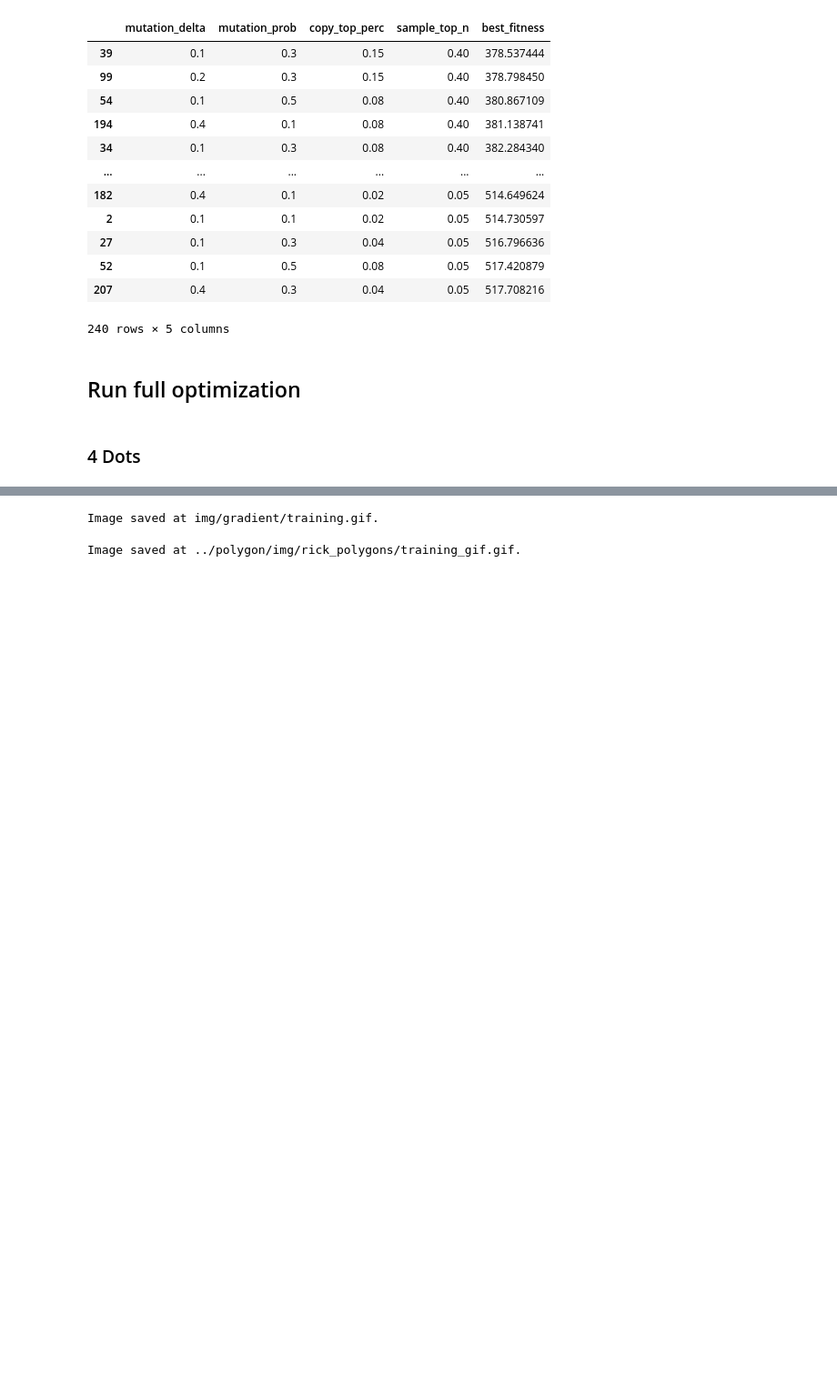
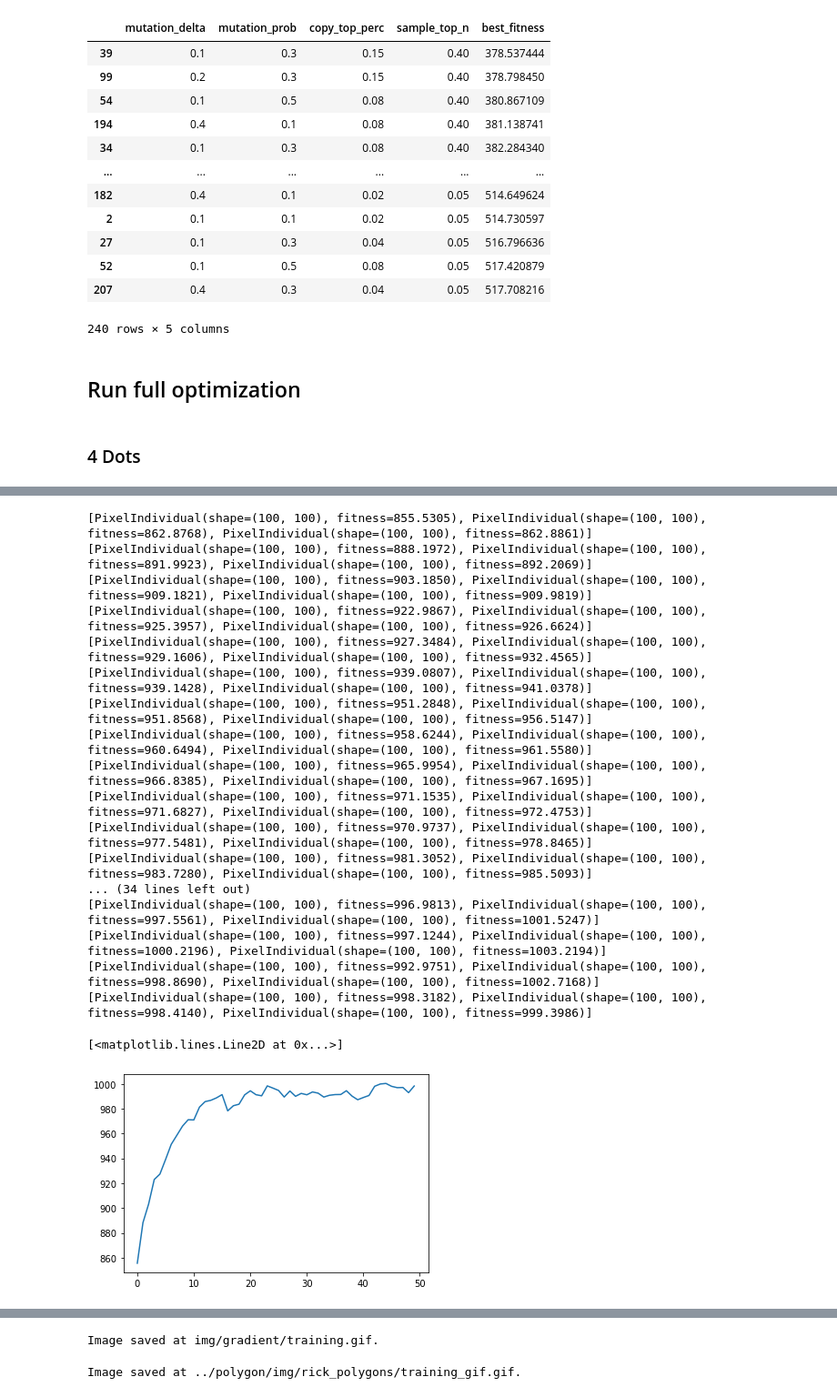
Before and after one commit to Baukebrenninkmeijer/genetic-algorithms, a Jupyter notebook: pixels/pixelwise.ipynb, the cells around one changed output, grey strips where cells are left out. Shown at 91% size. Cells and saved outputs as stored; diff of their text form; code cells hidden in the pictures; blank space fills up the shorter version.

```diff
--- a/pixels/pixelwise.ipynb
+++ b/pixels/pixelwise.ipynb
@@ -145,0 +221,33 @@ plt.plot([0.1 * ((total_epochs - i) / total_epochs) for i in range(total_epochs)
+# %%
+from copy import deepcopy
+t = np.ones(shape=(100, 100)) * 0.5
+pop = Population(target=t, popsize=30, mutation_delta=0.1, mutation_prob=1, copy_top_perc=0, sample_top_n=0.5, stop_threshold=0.01)
+# pop.pop = [deepcopy(pop.pop[0]) for i in range(30)]
+min_loss = []
+for i in range(50):
+    pop.mutate_pop()
+    pop.calculate_fitness()
+    pop.sort_population()
+    print(pop.pop[:3])
+    min_loss.append(pop.get_best().fitness)
+plt.plot(min_loss)
+# %% [output]
+[PixelIndividual(shape=(100, 100), fitness=855.5305), PixelIndividual(shape=(100, 100), fitness=862.8768), PixelIndividual(shape=(100, 100), fitness=862.8861)]
+[PixelIndividual(shape=(100, 100), fitness=888.1972), PixelIndividual(shape=(100, 100), fitness=891.9923), PixelIndividual(shape=(100, 100), fitness=892.2069)]
+[PixelIndividual(shape=(100, 100), fitness=903.1850), PixelIndividual(shape=(100, 100), fitness=909.1821), PixelIndividual(shape=(100, 100), fitness=909.9819)]
+[PixelIndividual(shape=(100, 100), fitness=922.9867), PixelIndividual(shape=(100, 100), fitness=925.3957), PixelIndividual(shape=(100, 100), fitness=926.6624)]
+[PixelIndividual(shape=(100, 100), fitness=927.3484), PixelIndividual(shape=(100, 100), fitness=929.1606), PixelIndividual(shape=(100, 100), fitness=932.4565)]
+[PixelIndividual(shape=(100, 100), fitness=939.0807), PixelIndividual(shape=(100, 100), fitness=939.1428), PixelIndividual(shape=(100, 100), fitness=941.0378)]
+[PixelIndividual(shape=(100, 100), fitness=951.2848), PixelIndividual(shape=(100, 100), fitness=951.8568), PixelIndividual(shape=(100, 100), fitness=956.5147)]
+[PixelIndividual(shape=(100, 100), fitness=958.6244), PixelIndividual(shape=(100, 100), fitness=960.6494), PixelIndividual(shape=(100, 100), fitness=961.5580)]
+[PixelIndividual(shape=(100, 100), fitness=965.9954), PixelIndividual(shape=(100, 100), fitness=966.8385), PixelIndividual(shape=(100, 100), fitness=967.1695)]
+[PixelIndividual(shape=(100, 100), fitness=971.1535), PixelIndividual(shape=(100, 100), fitness=971.6827), PixelIndividual(shape=(100, 100), fitness=972.4753)]
+[PixelIndividual(shape=(100, 100), fitness=970.9737), PixelIndividual(shape=(100, 100), fitness=977.5481), PixelIndividual(shape=(100, 100), fitness=978.8465)]
+[PixelIndividual(shape=(100, 100), fitness=981.3052), PixelIndividual(shape=(100, 100), fitness=983.7280), PixelIndividual(shape=(100, 100), fitness=985.5093)]
+... (34 lines left out)
+[PixelIndividual(shape=(100, 100), fitness=996.9813), PixelIndividual(shape=(100, 100), fitness=997.5561), PixelIndividual(shape=(100, 100), fitness=1001.5247)]
+[PixelIndividual(shape=(100, 100), fitness=997.1244), PixelIndividual(shape=(100, 100), fitness=1000.2196), PixelIndividual(shape=(100, 100), fitness=1003.2194)]
+[PixelIndividual(shape=(100, 100), fitness=992.9751), PixelIndividual(shape=(100, 100), fitness=998.8690), PixelIndividual(shape=(100, 100), fitness=1002.7168)]
+[PixelIndividual(shape=(100, 100), fitness=998.3182), PixelIndividual(shape=(100, 100), fitness=998.4140), PixelIndividual(shape=(100, 100), fitness=999.3986)]
+[<matplotlib.lines.Line2D at 0x...>]
+[figure, added]
```
Also changed, not shown: parts of 20 cells of this notebook, 4 other files.
